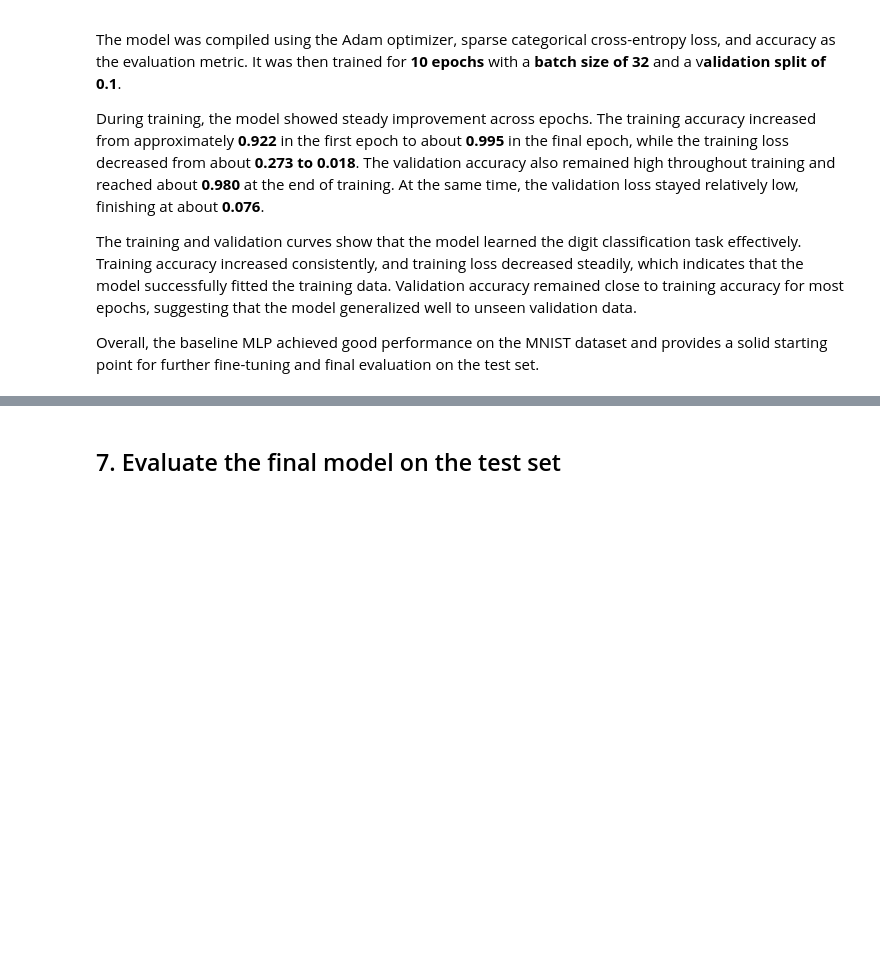
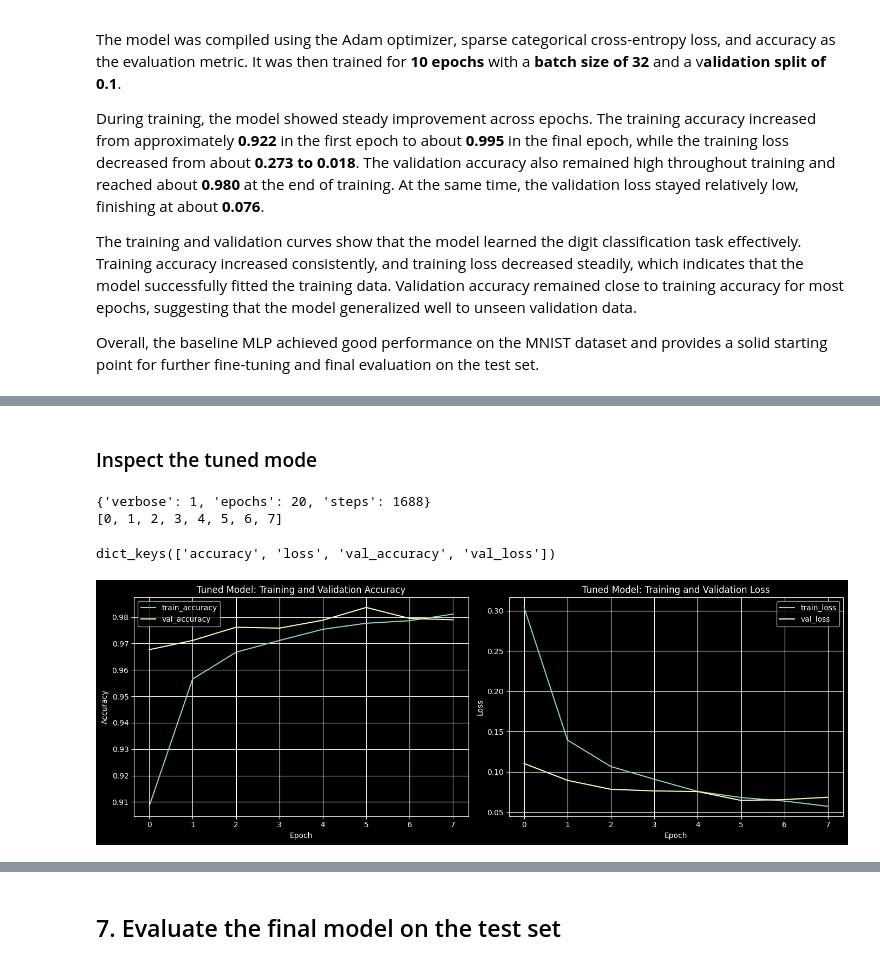
Before and after one commit to oliv6362/mnist-mlp-classifier, a Jupyter notebook: mnist_mlp_classifier.ipynb, the cells around one changed output, grey strips where cells are left out. Cells and saved outputs as stored; diff of their text form; code cells hidden in the pictures; blank space fills up the shorter version.

Commit message:
feat: finished steop 6. Fine-tune the baseline multilayer perceptron model

```diff
--- a/mnist_mlp_classifier.ipynb
+++ b/mnist_mlp_classifier.ipynb
@@ -308,0 +316,6 @@ Overall, the baseline MLP achieved good performance on the MNIST dataset and pro
+# %%
+early_stopping = EarlyStopping(
+    monitor="val_loss",
+    patience=2,
+    restore_best_weights=True
+)
@@ -308,0 +334,6 @@ Overall, the baseline MLP achieved good performance on the MNIST dataset and pro
+# %%
+tuned_mlp.compile(
+    optimizer="adam",
+    loss="sparse_categorical_crossentropy",
+    metrics=["accuracy"]
+)
@@ -308,0 +342,9 @@ Overall, the baseline MLP achieved good performance on the MNIST dataset and pro
+# %%
+tuned_history = tuned_mlp.fit(
+    X_train, y_train,
+    epochs=20,
+    batch_size=32,
+    validation_split=0.1,
+    callbacks=[early_stopping],
+    verbose=1
+)
@@ -308,0 +368,35 @@ Overall, the baseline MLP achieved good performance on the MNIST dataset and pro
+# %% [markdown]
+### Inspect the tuned mode
+# %%
+print(tuned_history.params)
+print(tuned_history.epoch)
+tuned_history.history.keys()
+# %% [output]
+{'verbose': 1, 'epochs': 20, 'steps': 1688}
+[0, 1, 2, 3, 4, 5, 6, 7]
+dict_keys(['accuracy', 'loss', 'val_accuracy', 'val_loss'])
+# %%
+fig, axes = plt.subplots(1, 2, figsize=(14, 5))
+
+# Accuracy plot
+axes[0].plot(tuned_history.history["accuracy"], label="train_accuracy")
+axes[0].plot(tuned_history.history["val_accuracy"], label="val_accuracy")
+axes[0].set_title("Tuned Model: Training and Validation Accuracy")
+axes[0].set_xlabel("Epoch")
+axes[0].set_ylabel("Accuracy")
+axes[0].grid(True)
+axes[0].legend()
+
+# Loss plot
+axes[1].plot(tuned_history.history["loss"], label="train_loss")
+axes[1].plot(tuned_history.history["val_loss"], label="val_loss")
+axes[1].set_title("Tuned Model: Training and Validation Loss")
+axes[1].set_xlabel("Epoch")
+axes[1].set_ylabel("Loss")
+axes[1].grid(True)
+axes[1].legend()
+
+plt.tight_layout()
+plt.show()
+# %% [output]
+[figure, added]
```
Also changed, not shown: parts of 17 cells of this notebook.
